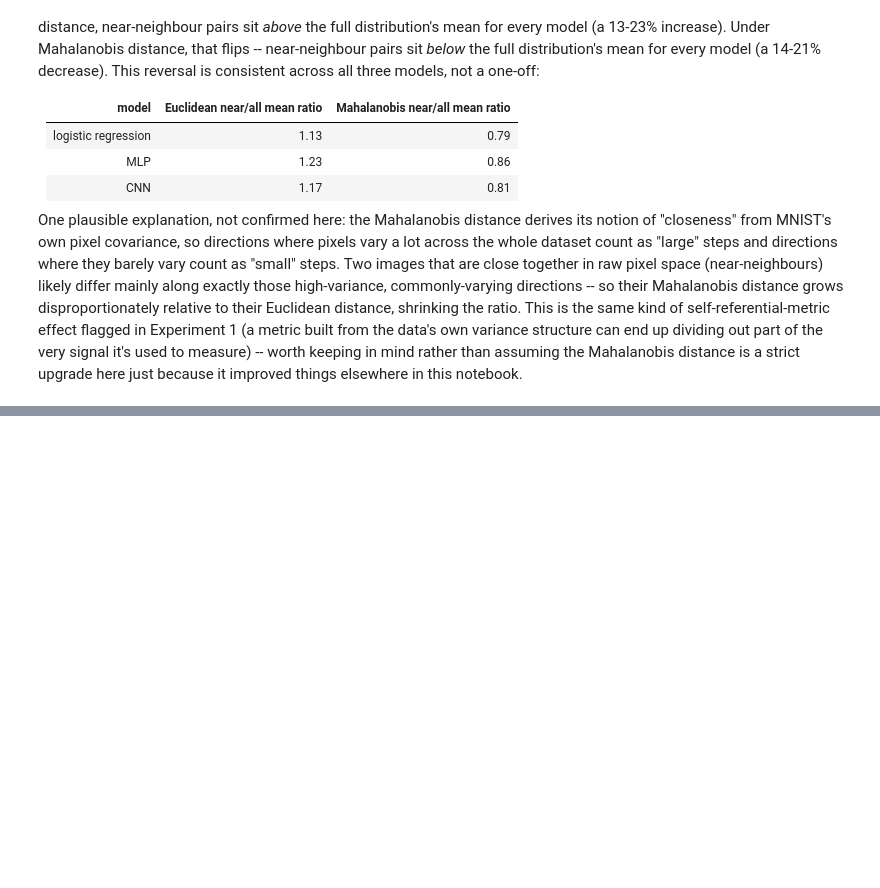
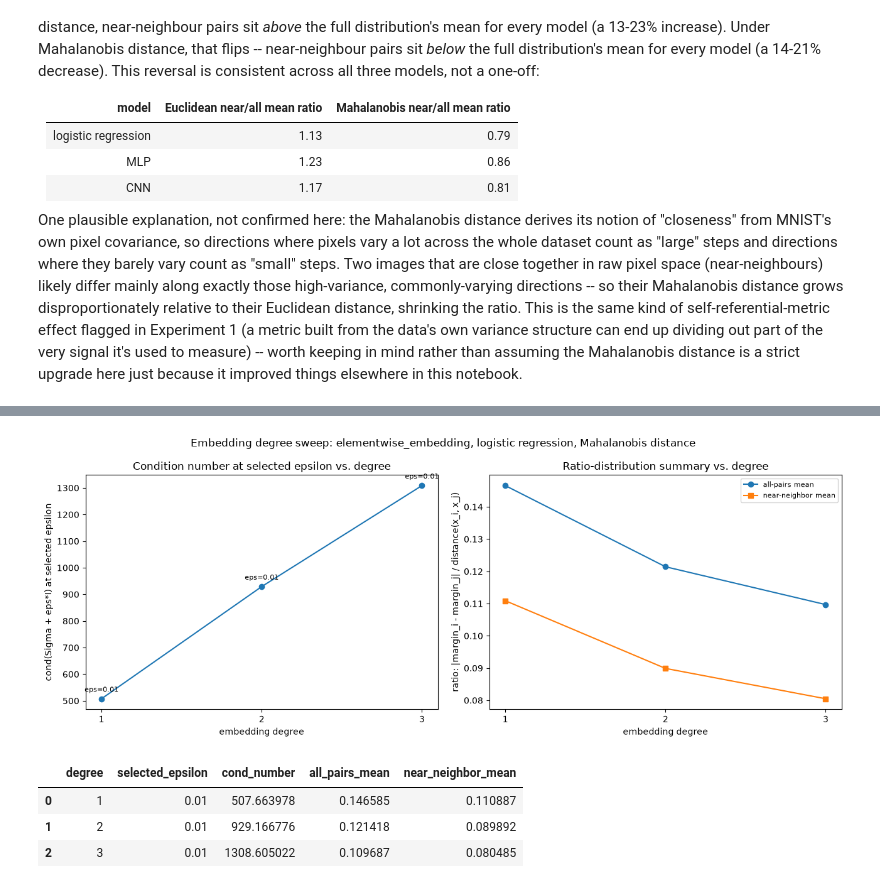
Before and after one commit to Kilobyte947/Datasig, a Jupyter notebook: mnist_lipschitz/notebook_mnist_lipschitz.ipynb, the cells around one changed output, grey strips where cells are left out. Saved outputs shown, nothing was run; the diff lists cells and outputs as text; code cells hidden in the pictures; blank space fills up the shorter version.

```diff
--- a/mnist_lipschitz/notebook_mnist_lipschitz.ipynb
+++ b/mnist_lipschitz/notebook_mnist_lipschitz.ipynb
@@ -496,0 +533,3 @@ display(fig_ratio_dist_compare)
+# %%
+embedding_sweep = run_experiment.run_embedding_degree_sweep(degrees=(1, 2, 3))
+# %% [output]
@@ -496,0 +553,20 @@ display(fig_ratio_dist_compare)
+[figure, added]
+# %%
+import pandas as pd
+
+embedding_sweep_df = pd.DataFrame([
+    {
+        "degree": degree,
+        "selected_epsilon": r["selected_epsilon"],
+        "cond_number": r["cond_number_at_selected_epsilon"],
+        "all_pairs_mean": r["ratio_summary"]["all_pairs_mean"],
+        "near_neighbor_mean": r["ratio_summary"]["near_neighbor_mean"],
+    }
+    for degree, r in embedding_sweep["degree_results"].items()
+])
+embedding_sweep_df
+# %% [output]
+|  | degree | selected_epsilon | cond_number | all_pairs_mean | near_neighbor_mean |
+| 0 | 1 | 0.01 | 507.663978 | 0.146585 | 0.110887 |
+| 1 | 2 | 0.01 | 929.166776 | 0.121418 | 0.089892 |
+| 2 | 3 | 0.01 | 1308.605022 | 0.109687 | 0.080485 |
```
Also changed, not shown: parts of 15 cells of this notebook, 4 other files.
